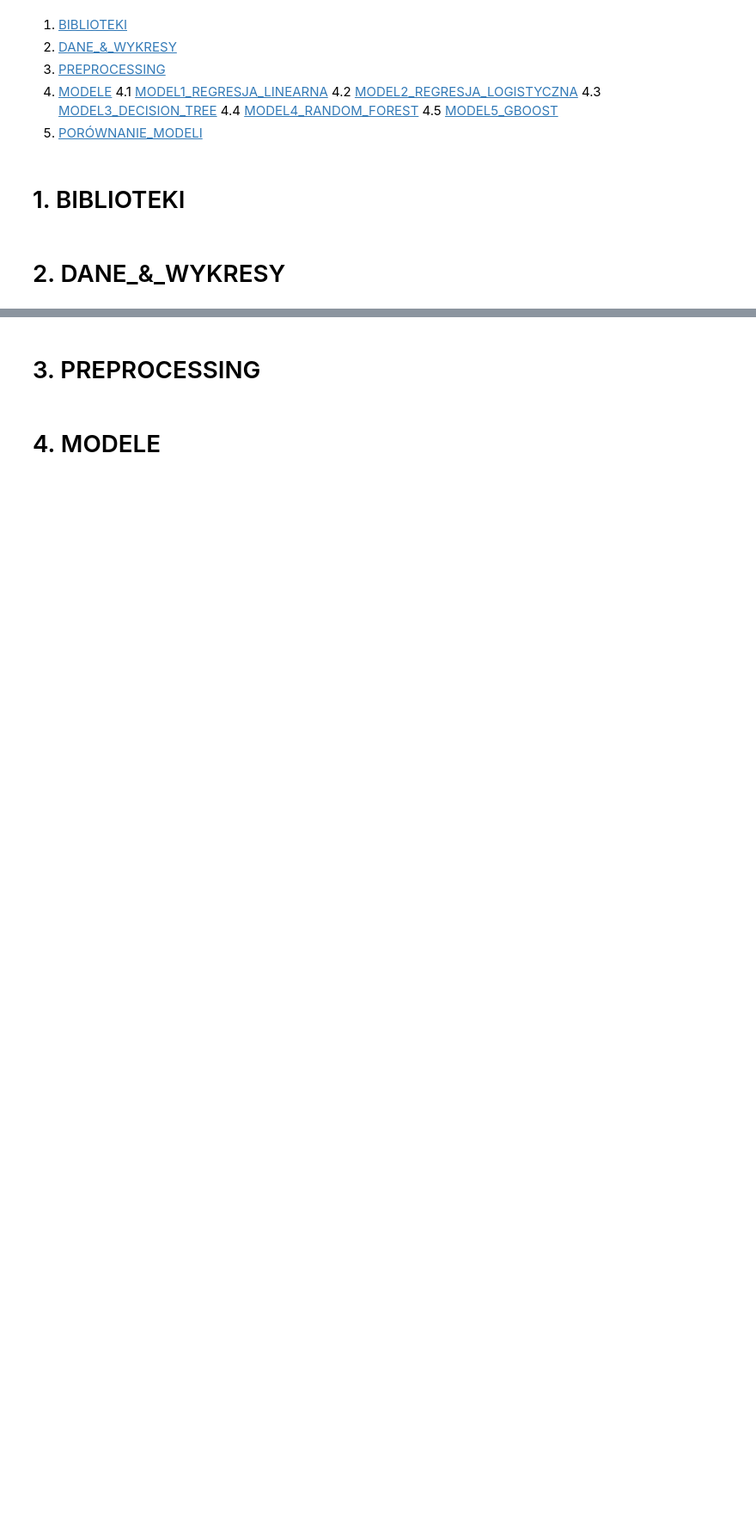
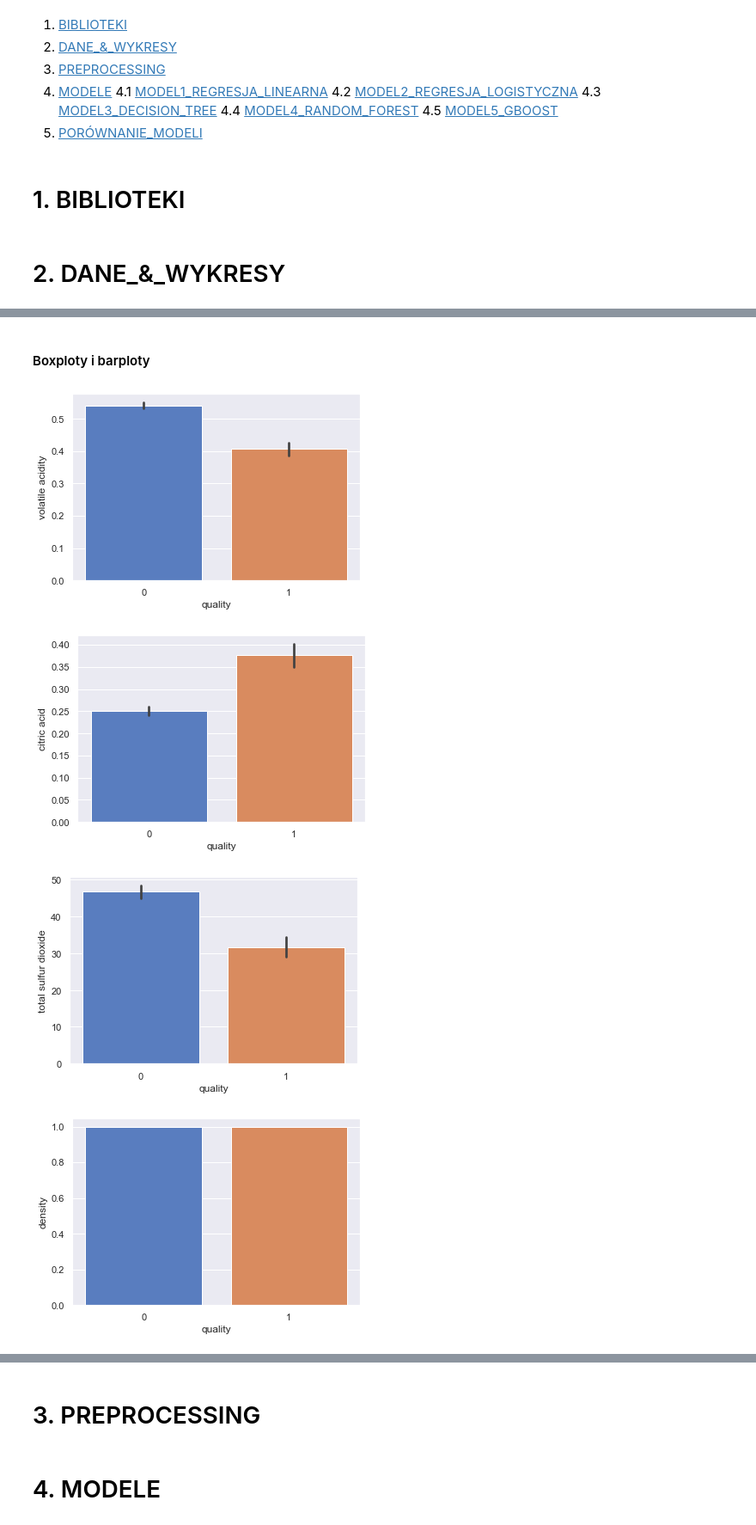
Before and after one commit to infoshareacademy/jdszr7-code-breakers, a Jupyter notebook: projekt_ML/ML_prezentacja/ML_project_wine.ipynb, the cells around one changed output, grey strips where cells are left out. Shown at 86% size. Drawn from its saved outputs; the diff is of its cells as text; code cells hidden in the pictures; blank space fills up the shorter version.

```diff
--- a/projekt_ML/ML_prezentacja/ML_project_wine.ipynb
+++ b/projekt_ML/ML_prezentacja/ML_project_wine.ipynb
@@ -64,0 +84,12 @@ df.head(11)
+# %% [markdown]
+#### Boxploty i barploty
+# %%
+for i in df.columns[:-1]:
+    plt.figure()
+    sns.barplot(x=df.quality, y=df[i])
+    plt.plot()
+# %% [output]
+[figure, added]
+[figure, added]
+[figure, added]
+[figure, added]
```
Also changed, not shown: parts of 20 cells of this notebook, 1 other file.
